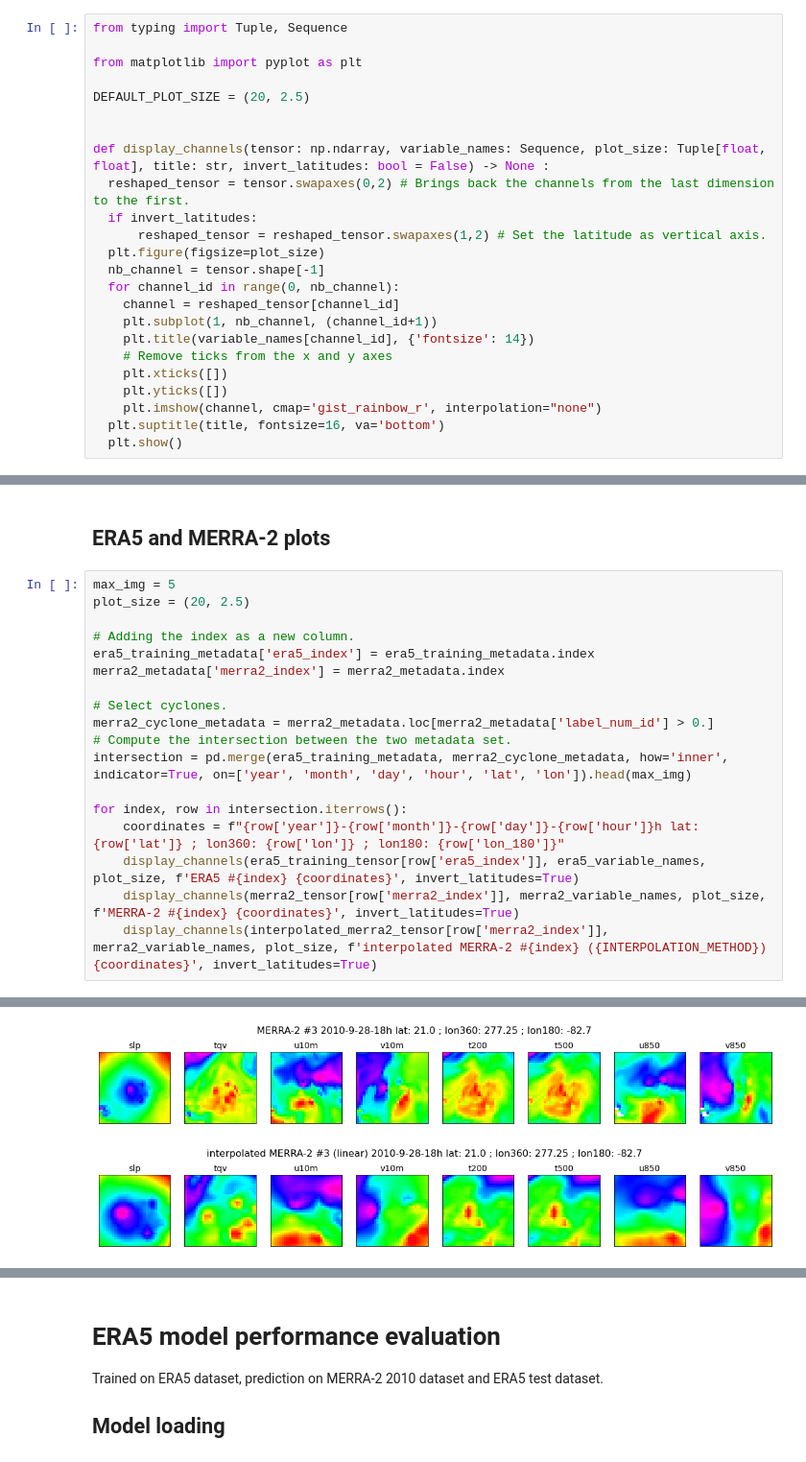
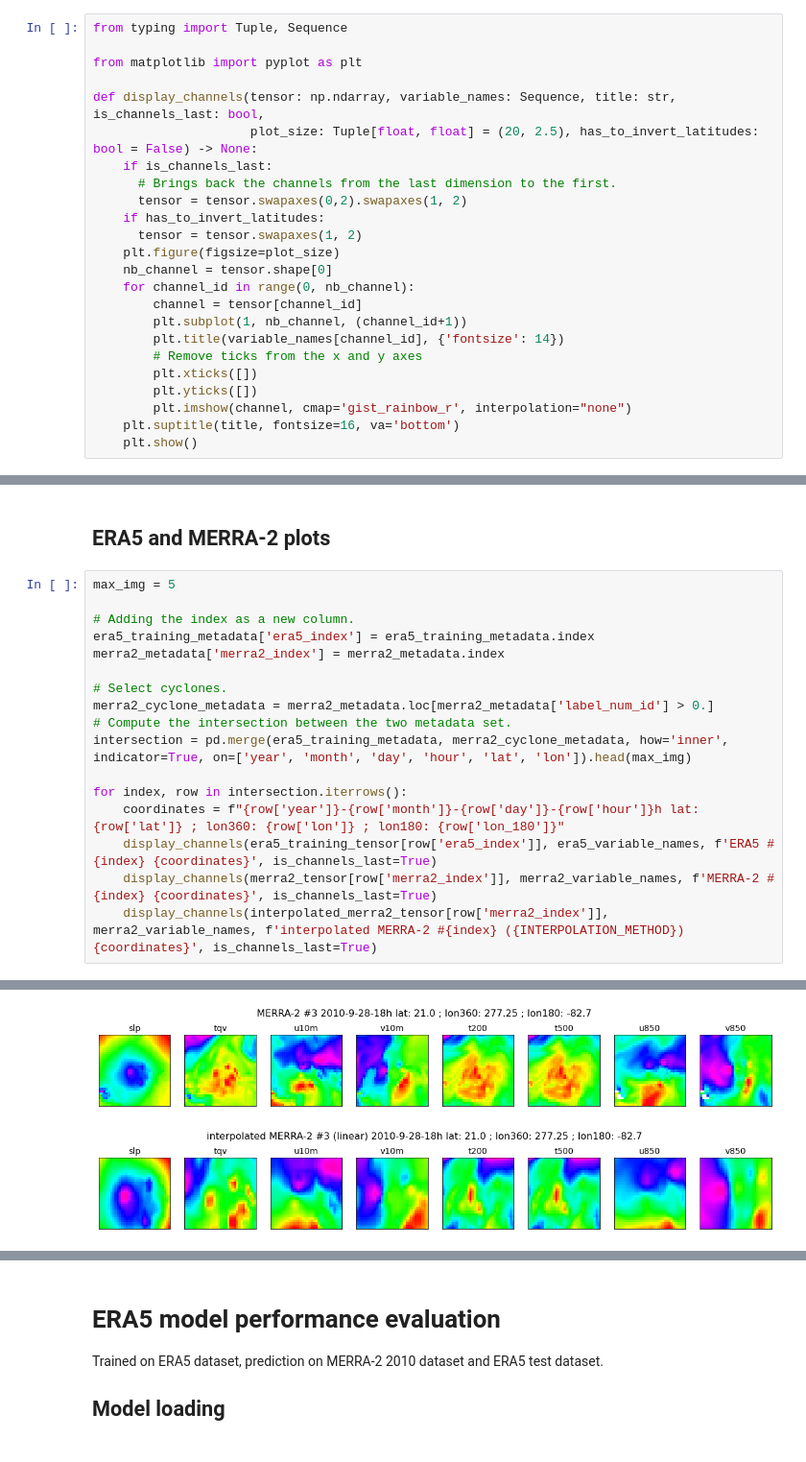
Before and after one commit to SebastienGardoll/cyclone, a Jupyter notebook: merra2/analyses.ipynb, the cells around one changed output, grey strips where cells are left out. Shown at 96% size. Saved outputs shown, nothing was run; the diff lists cells and outputs as text.

Commit message:
fix channels first

```diff
--- a/merra2/analyses.ipynb
+++ b/merra2/analyses.ipynb
@@ -19,25 +19,25 @@ from typing import Tuple, Sequence
 
 from matplotlib import pyplot as plt
 
-DEFAULT_PLOT_SIZE = (20, 2.5)
-
-
-def display_channels(tensor: np.ndarray, variable_names: Sequence, plot_size: Tuple[float, float], title: str, invert_latitudes: bool = False) -> None :
-  reshaped_tensor = tensor.swapaxes(0,2) # Brings back the channels from the last dimension to the first.
-  if invert_latitudes:
-      reshaped_tensor = reshaped_tensor.swapaxes(1,2) # Set the latitude as vertical axis.
-  plt.figure(figsize=plot_size)
-  nb_channel = tensor.shape[-1]
-  for channel_id in range(0, nb_channel):
-    channel = reshaped_tensor[channel_id]
-    plt.subplot(1, nb_channel, (channel_id+1))
-    plt.title(variable_names[channel_id], {'fontsize': 14})
-    # Remove ticks from the x and y axes
-    plt.xticks([])
-    plt.yticks([])
-    plt.imshow(channel, cmap='gist_rainbow_r', interpolation="none")
-  plt.suptitle(title, fontsize=16, va='bottom')
-  plt.show()
+def display_channels(tensor: np.ndarray, variable_names: Sequence, title: str, is_channels_last: bool,
+                     plot_size: Tuple[float, float] = (20, 2.5), has_to_invert_latitudes: bool = False) -> None:
+    if is_channels_last:
+      # Brings back the channels from the last dimension to the first.
+      tensor = tensor.swapaxes(0,2).swapaxes(1, 2)
+    if has_to_invert_latitudes:
+      tensor = tensor.swapaxes(1, 2)
+    plt.figure(figsize=plot_size)
+    nb_channel = tensor.shape[0]
+    for channel_id in range(0, nb_channel):
+        channel = tensor[channel_id]
+        plt.subplot(1, nb_channel, (channel_id+1))
+        plt.title(variable_names[channel_id], {'fontsize': 14})
+        # Remove ticks from the x and y axes
+        plt.xticks([])
+        plt.yticks([])
+        plt.imshow(channel, cmap='gist_rainbow_r', interpolation="none")
+    plt.suptitle(title, fontsize=16, va='bottom')
+    plt.show()
 # %%
 import math
 
@@ -128,7 +128,6 @@ merra2_metadata['lon'] = merra2_metadata['lon_180'].apply(func=translate_lon_coo
 ## ERA5 and MERRA-2 plots
 # %%
 max_img = 5
-plot_size = (20, 2.5)
 
 # Adding the index as a new column.
 era5_training_metadata['era5_index'] = era5_training_metadata.index
@@ -141,9 +140,9 @@ intersection = pd.merge(era5_training_metadata, merra2_cyclone_metadata, how='in
 
 for index, row in intersection.iterrows():
     coordinates = f"{row['year']}-{row['month']}-{row['day']}-{row['hour']}h lat: {row['lat']} ; lon360: {row['lon']} ; lon180: {row['lon_180']}"
-    display_channels(era5_training_tensor[row['era5_index']], era5_variable_names, plot_size, f'ERA5 #{index} {coordinates}', invert_latitudes=True)
-    display_channels(merra2_tensor[row['merra2_index']], merra2_variable_names, plot_size, f'MERRA-2 #{index} {coordinates}', invert_latitudes=True)
-    display_channels(interpolated_merra2_tensor[row['merra2_index']], merra2_variable_names, plot_size, f'interpolated MERRA-2 #{index} ({INTERPOLATION_METHOD}) {coordinates}', invert_latitudes=True)
+    display_channels(era5_training_tensor[row['era5_index']], era5_variable_names, f'ERA5 #{index} {coordinates}', is_channels_last=True)
+    display_channels(merra2_tensor[row['merra2_index']], merra2_variable_names, f'MERRA-2 #{index} {coordinates}', is_channels_last=True)
+    display_channels(interpolated_merra2_tensor[row['merra2_index']], merra2_variable_names, f'interpolated MERRA-2 #{index} ({INTERPOLATION_METHOD}) {coordinates}', is_channels_last=True)
 # %% [output]
 [figure]
 [figure]
@@ -157,6 +156,6 @@ for index, row in intersection.iterrows():
 [figure]
 [figure]
-[figure, old version]
+[figure, new version]
 ... (3 outputs left out)
 # %% [markdown]
 # ERA5 model performance evaluation
```
Also changed, not shown: parts of 4 cells of this notebook.
